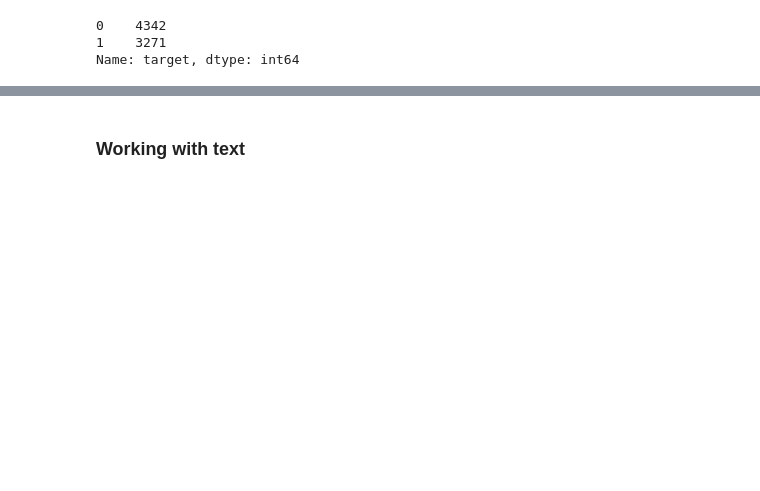
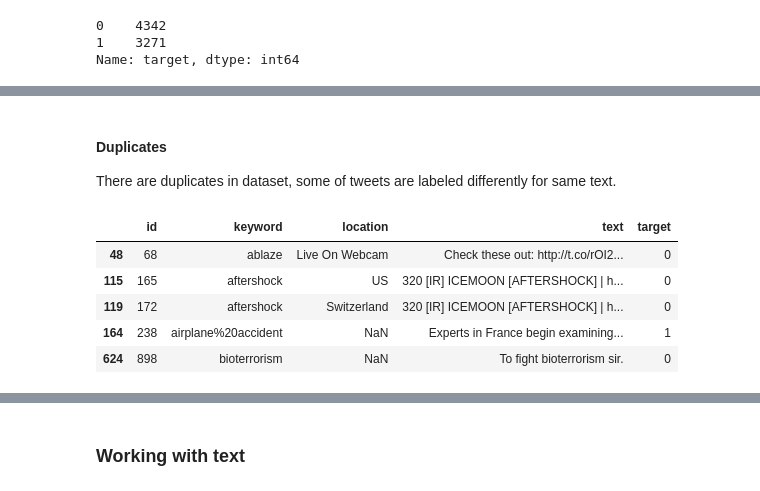
Before and after one commit to EvgeniiMaslov/python-playground, a Jupyter notebook: kaggle/disaster_tweets.ipynb, the cells around one changed output, grey strips where cells are left out. Drawn from its saved outputs; the diff is of its cells as text; code cells hidden in the pictures; blank space fills up the shorter version.

```diff
--- a/kaggle/disaster_tweets.ipynb
+++ b/kaggle/disaster_tweets.ipynb
@@ -121,0 +195,12 @@ g.map(sns.histplot, 'tweet_len')
+# %% [markdown]
+#### Duplicates
+There are duplicates in dataset, some of tweets are labeled differently for same text.
+# %%
+train[train.text.duplicated()].head()
+# %% [output]
+|  | id | keyword | location | text | target |
+| 48 | 68 | ablaze | Live On Webcam | Check these out: http://t.co/rOI2... | 0 |
+| 115 | 165 | aftershock | US | 320 [IR] ICEMOON [AFTERSHOCK] | h... | 0 |
+| 119 | 172 | aftershock | Switzerland | 320 [IR] ICEMOON [AFTERSHOCK] | h... | 0 |
+| 164 | 238 | airplane%20accident | NaN | Experts in France begin examining... | 1 |
+| 624 | 898 | bioterrorism | NaN | To fight bioterrorism sir. | 0 |
```
Also changed, not shown: parts of 26 cells of this notebook, 1 other file.
